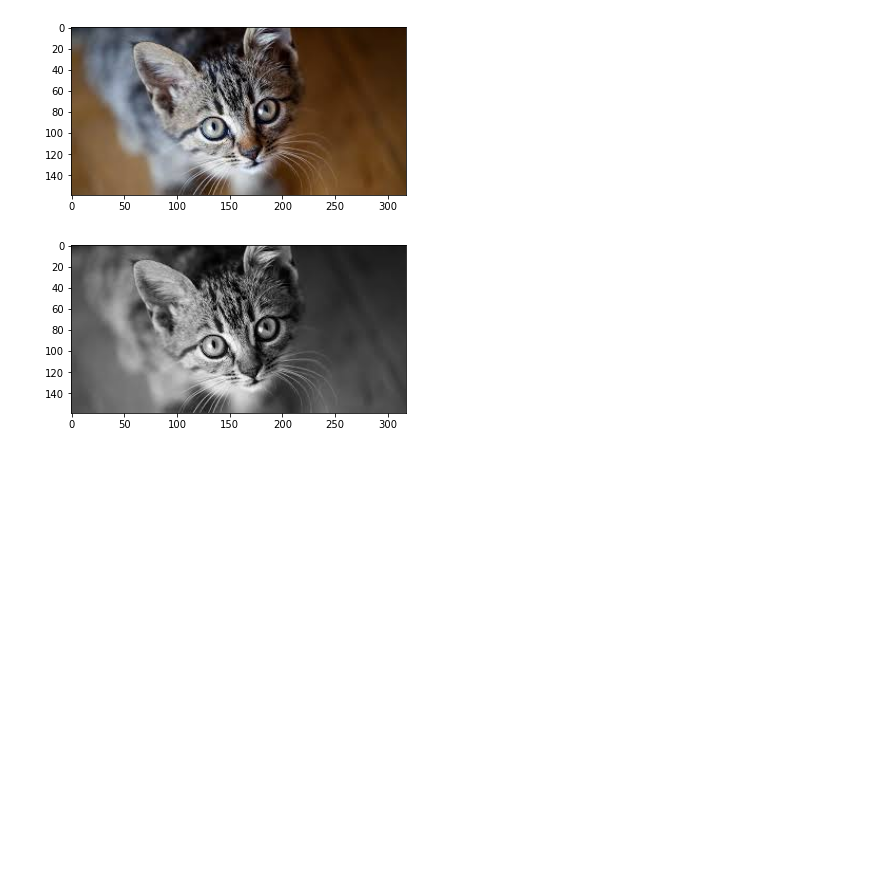
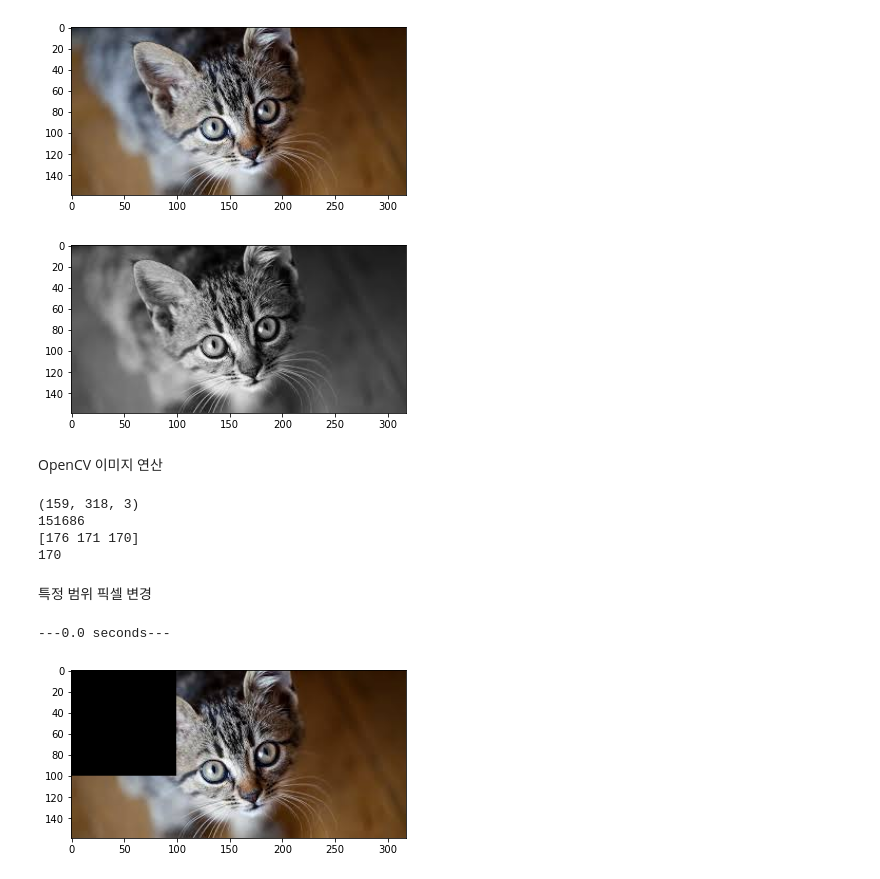
Before and after one commit to yoonsula/Python-data_analysis-and-image_processing, a Jupyter notebook: OpenCV.ipynb, the cells around one changed output. Drawn from its saved outputs; the diff is of its cells as text; code cells hidden in the pictures; blank space fills up the shorter version.

Commit message:
OpenCV_third

```diff
--- a/OpenCV.ipynb
+++ b/OpenCV.ipynb
@@ -48,3 +49,44 @@ plt.show()
 # %% [output]
 [figure]
 [figure]
+# %% [markdown]
+OpenCV 이미지 연산
+# %%
+image = cv2.imread('cat.jpg')
+
+#픽셀 수 및 이미지 크기 확인
+print(image.shape)
+print(image.size)
+
+#이미지 Numpy 객체의 특정 픽설을 가리킵니다.
+px = image[100,100]
+
+#B,G,R 순서로 출력됩니다.
+print(px)
+
+#R 값만 출력하기
+print(px[2])
+# %% [output]
+(159, 318, 3)
+151686
+[176 171 170]
+170
+# %% [markdown]
+특정 범위 픽셀 변경
+# %%
+image = cv2.imread('cat.jpg')
+
+# start_time = time.time()
+# for i in range(0,100):
+#     for j in range(0,100):
+#         image[i,j] = [255,255,255]
+# print("---%s seconds---" %(time.time() - start_time))
+start_time = time.time()
+image[0:100,0:100] = [0,0,0]
+print("---%s seconds---" %(time.time() - start_time))
+
+plt.imshow(cv2.cvtColor(image,cv2.COLOR_BGR2RGB))
+plt.show()
+# %% [output]
+---0.0 seconds---
+[figure, added]
```
Also changed, not shown: parts of 4 cells of this notebook.
